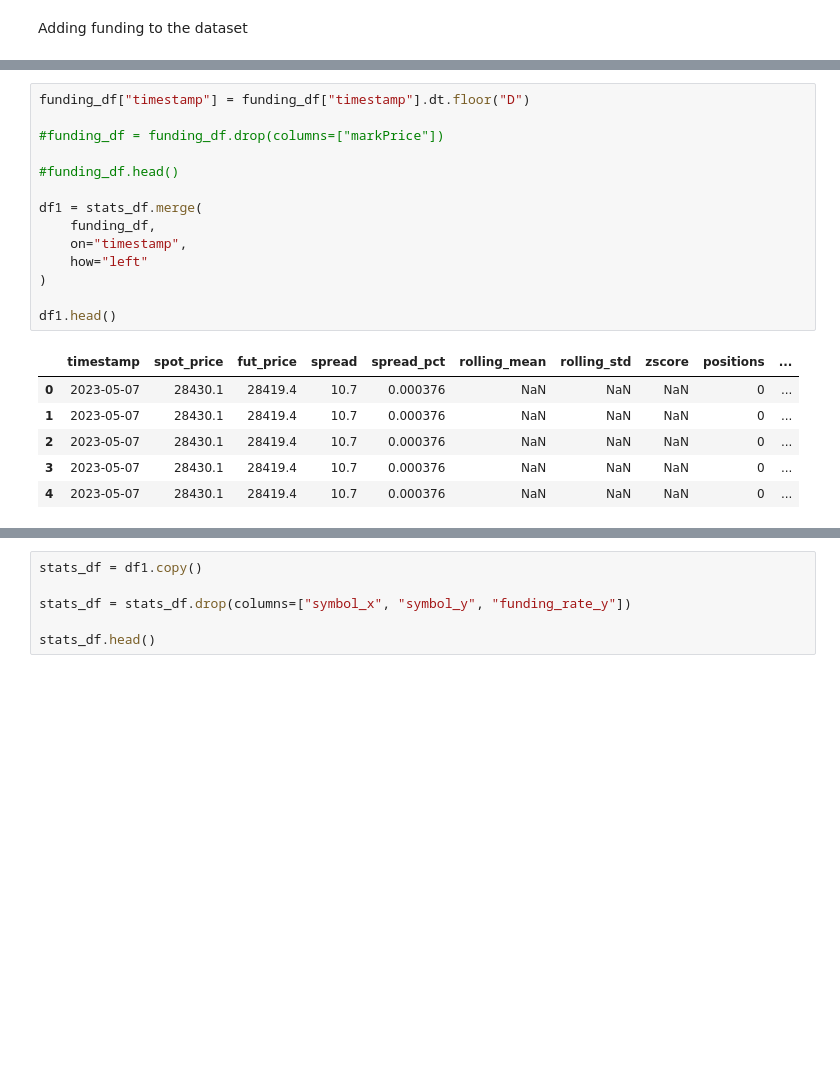
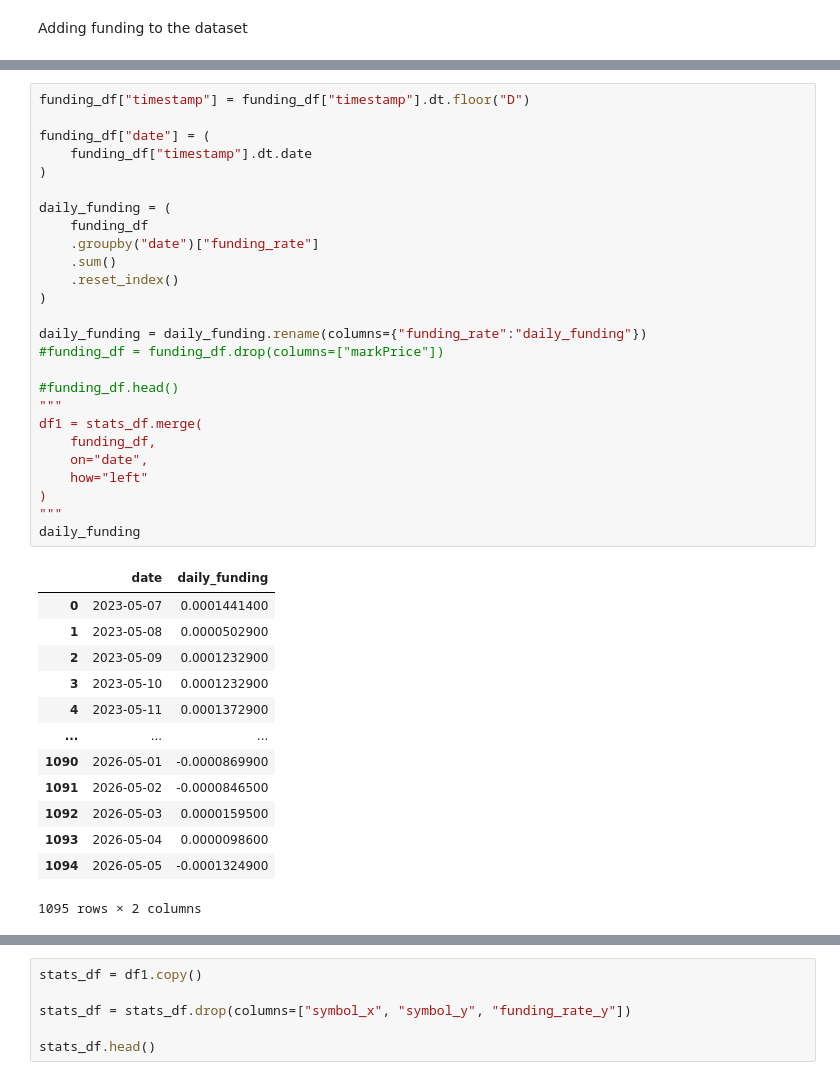
Before and after one commit to eaarowolo25/btc_spot_perp_meanreversion, a Jupyter notebook: notebooks/model.ipynb, the cells around one changed output, grey strips where cells are left out. Cells and saved outputs as stored; diff of their text form; blank space fills up the shorter version.

```diff
--- a/notebooks/model.ipynb
+++ b/notebooks/model.ipynb
@@ -360,21 +376,40 @@ Adding funding to the dataset
 # %%
 funding_df["timestamp"] = funding_df["timestamp"].dt.floor("D")
 
+funding_df["date"] = (
+    funding_df["timestamp"].dt.date
+)
+
+daily_funding = (
+    funding_df
+    .groupby("date")["funding_rate"]
+    .sum()
+    .reset_index()
+)
+
+daily_funding = daily_funding.rename(columns={"funding_rate":"daily_funding"})
 #funding_df = funding_df.drop(columns=["markPrice"])
 
 #funding_df.head()
-
+"""
 df1 = stats_df.merge(
     funding_df,
-    on="timestamp",
+    on="date",
     how="left"
 )
-
-df1.head()
+"""
+daily_funding
 # %% [output]
-|  | timestamp | spot_price | fut_price | spread | spread_pct | rolling_mean | rolling_std | zscore | positions | ... |
-| 0 | 2023-05-07 | 28430.1 | 28419.4 | 10.7 | 0.000376 | NaN | NaN | NaN | 0 | ... |
-| 1 | 2023-05-07 | 28430.1 | 28419.4 | 10.7 | 0.000376 | NaN | NaN | NaN | 0 | ... |
-| 2 | 2023-05-07 | 28430.1 | 28419.4 | 10.7 | 0.000376 | NaN | NaN | NaN | 0 | ... |
-| 3 | 2023-05-07 | 28430.1 | 28419.4 | 10.7 | 0.000376 | NaN | NaN | NaN | 0 | ... |
-| 4 | 2023-05-07 | 28430.1 | 28419.4 | 10.7 | 0.000376 | NaN | NaN | NaN | 0 | ... |
+|  | date | daily_funding |
+| 0 | 2023-05-07 | 0.0001441400 |
+| 1 | 2023-05-08 | 0.0000502900 |
+| 2 | 2023-05-09 | 0.0001232900 |
+| 3 | 2023-05-10 | 0.0001232900 |
+| 4 | 2023-05-11 | 0.0001372900 |
+| ... | ... | ... |
+| 1090 | 2026-05-01 | -0.0000869900 |
+| 1091 | 2026-05-02 | -0.0000846500 |
+| 1092 | 2026-05-03 | 0.0000159500 |
+| 1093 | 2026-05-04 | 0.0000098600 |
+| 1094 | 2026-05-05 | -0.0001324900 |
+1095 rows × 2 columns
```
Also changed, not shown: parts of 42 cells of this notebook, 1 other file.
